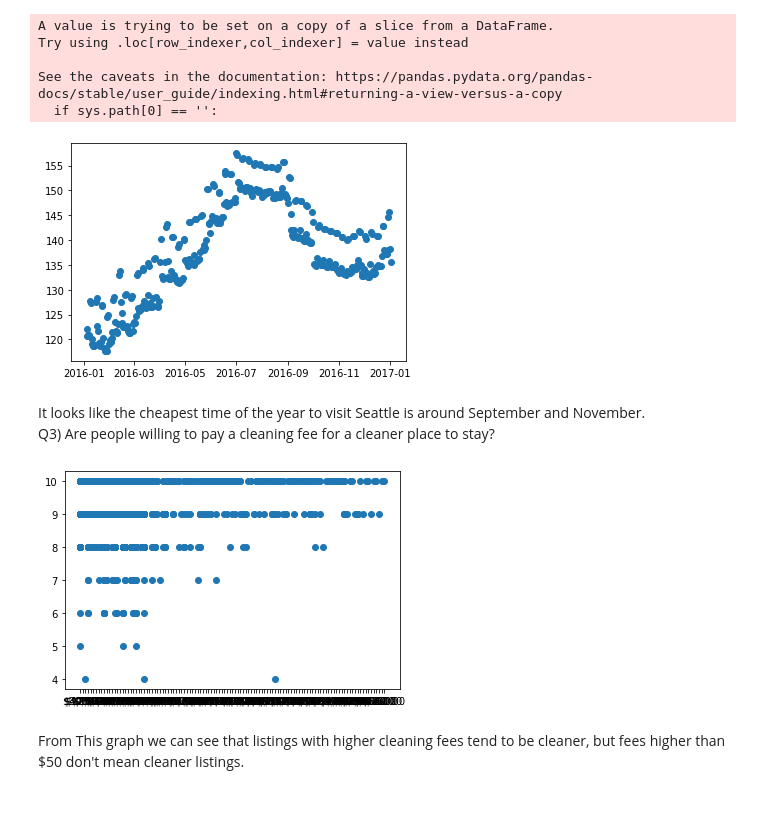
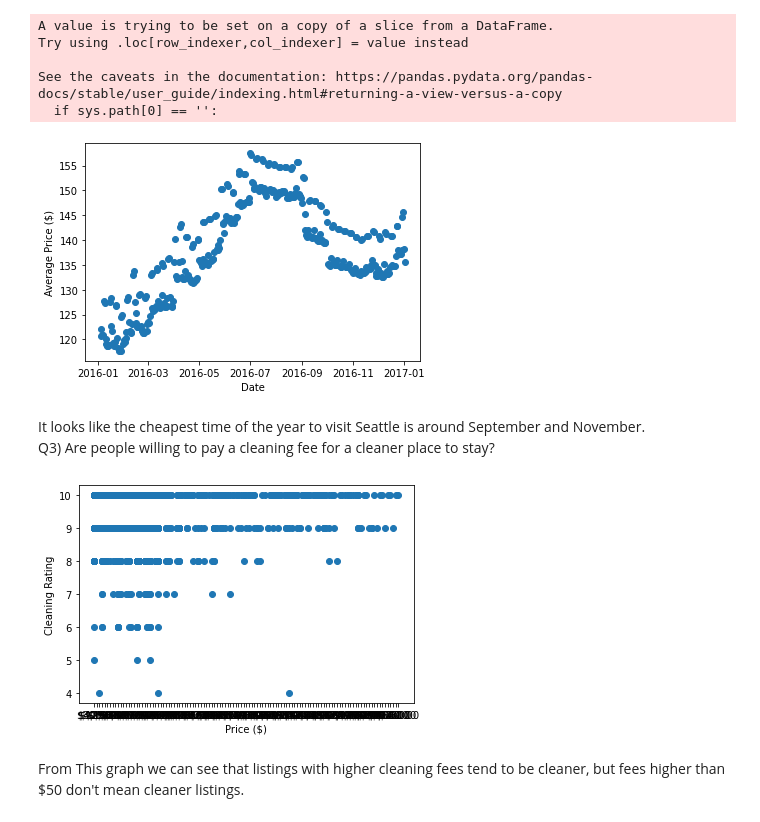
Before and after one commit to Alnamkani/Udacity-Pro1, a Jupyter notebook: Pro1.ipynb, the cells around one changed output. Saved outputs shown, nothing was run; the diff lists cells and outputs as text; code cells hidden in the pictures.

```diff
--- a/Pro1.ipynb
+++ b/Pro1.ipynb
@@ -130,9 +130,11 @@ See the caveats in the documentation: https://pandas.pydata.org/pandas-docs/stab
   if sys.path[0] == '':
 # %%
 dates = da.date2num(sorted(seattle_cal.groupby('available').get_group('t')['date_obj'].unique()));
+plt.xlabel("Date")
+plt.ylabel("Average Price ($)")
 plt.plot_date(dates, date_and_ava);
 # %% [output]
-[figure, old version]
+[figure, new version]
 # %% [markdown]
 It looks like the cheapest time of the year to visit Seattle is around September and November.
 <br /> Q3) Are people willing to pay a cleaning fee for a cleaner place to stay?
@@ -143,9 +145,11 @@ fee_review_full = fee_review_full.dropna(subset=['review_scores_cleanliness'], h
 # %%
 x = fee_review_full['cleaning_fee']
 y = fee_review_full['review_scores_cleanliness']
 plt.locator_params(axis='x', nbins=2)
+plt.xlabel("Price ($)")
+plt.ylabel("Cleaning Rating")
 plt.scatter(x, y);
 # %% [output]
-[figure, old version]
+[figure, new version]
 # %% [markdown]
 From This graph we can see that listings with higher cleaning fees tend to be cleaner, but fees higher than $50 don't mean cleaner listings.
```
